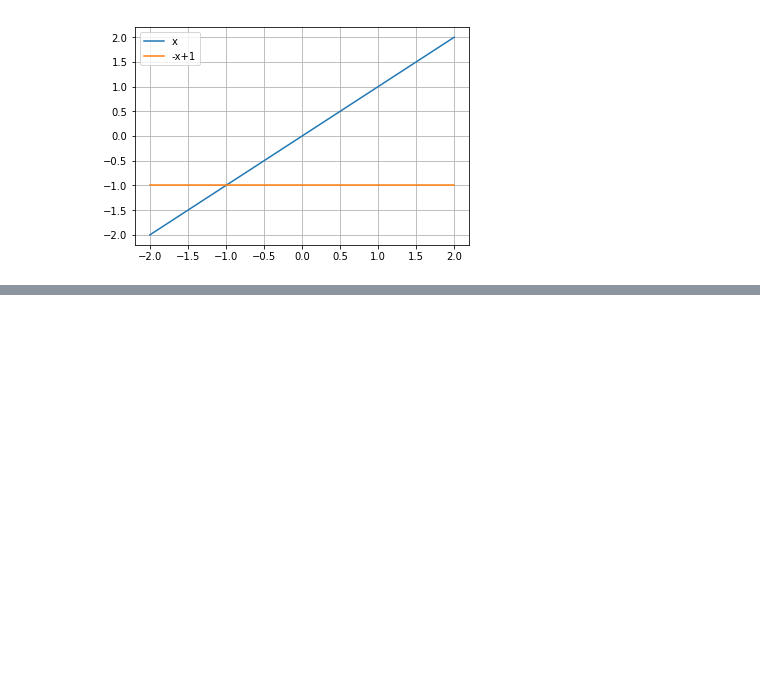
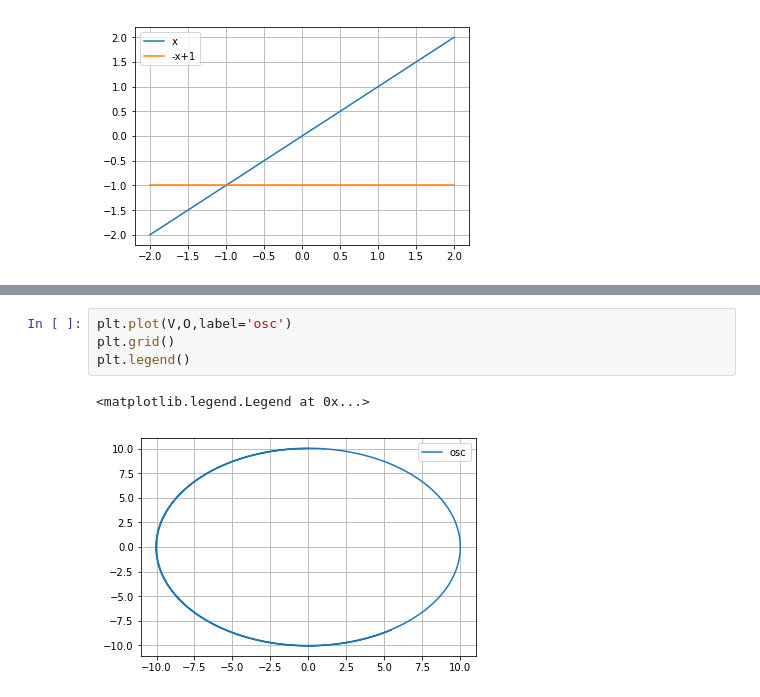
Before and after one commit to DCI-alxogm/pb2018-danielgarci, a Jupyter notebook: semana14/Untitled.ipynb, the cells around one changed output, grey strips where cells are left out. Drawn from its saved outputs; the diff is of its cells as text; blank space fills up the shorter version.

```diff
--- a/semana14/Untitled.ipynb
+++ b/semana14/Untitled.ipynb
@@ -99,0 +123,7 @@ Pendiente negativa, se muestra cero
+# %%
+plt.plot(V,O,label='osc')
+plt.grid()
+plt.legend()
+# %% [output]
+<matplotlib.legend.Legend at 0x...>
+[figure, added]
```
Also changed, not shown: parts of 5 cells of this notebook, 1 other file.
